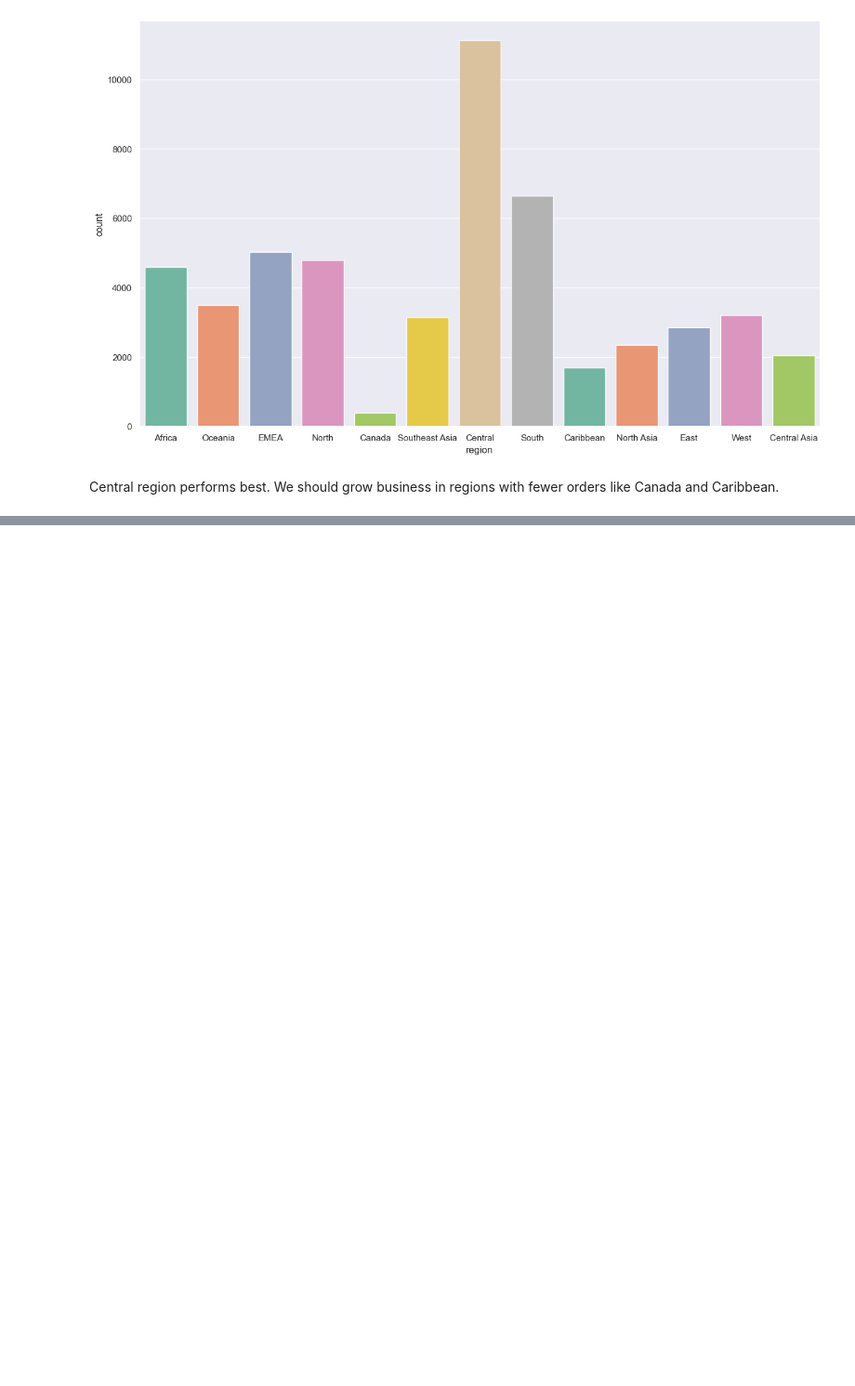
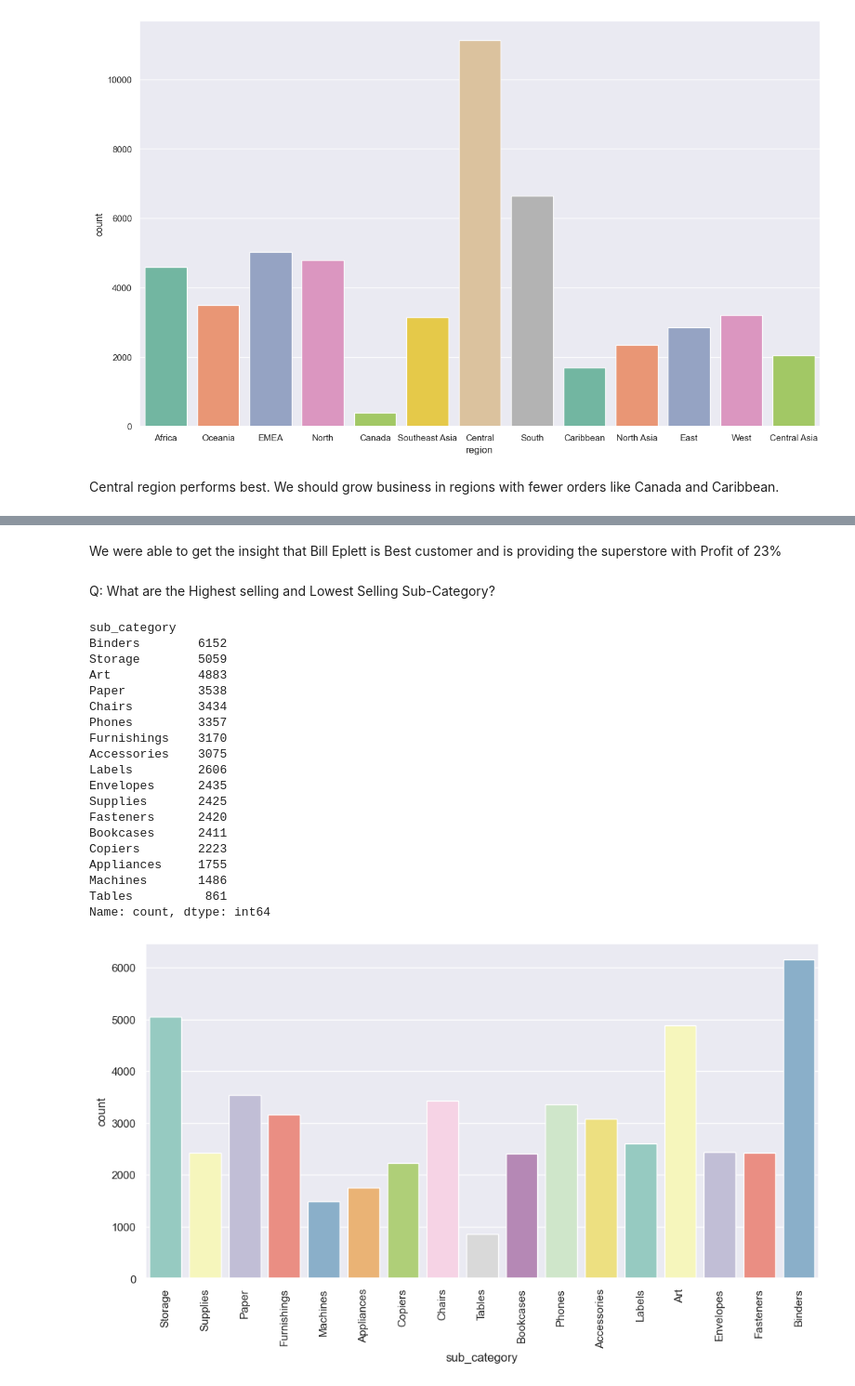
Before and after one commit to sachinratewal01/Sales-Performance-Customer-Insights-Analysis, a Jupyter notebook: python.ipynb, the cells around one changed output, grey strips where cells are left out. Shown at 93% size. Drawn from its saved outputs; the diff is of its cells as text; code cells hidden in the pictures; blank space fills up the shorter version.

```diff
--- a/python.ipynb
+++ b/python.ipynb
@@ -232,0 +262,31 @@ We should grow business in regions with fewer orders like Canada and Caribbean.
+# %% [markdown]
+We were able to get the insight that Bill Eplett is Best customer and is providing the superstore with Profit of 23%
+# %% [markdown]
+Q: What are the Highest selling and Lowest Selling Sub-Category?
+# %%
+print(df['sub_category'].value_counts())
+plt.figure(figsize=(12,6))
+sns.countplot(x='sub_category',data=df,hue='sub_category',palette='Set3',legend=False)
+plt.xticks(rotation=90)
+plt.show()
+# %% [output]
+sub_category
+Binders        6152
+Storage        5059
+Art            4883
+Paper          3538
+Chairs         3434
+Phones         3357
+Furnishings    3170
+Accessories    3075
+Labels         2606
+Envelopes      2435
+Supplies       2425
+Fasteners      2420
+Bookcases      2411
+Copiers        2223
+Appliances     1755
+Machines       1486
+Tables          861
+Name: count, dtype: int64
+[figure, added]
```
Also changed, not shown: parts of 17 cells of this notebook.
